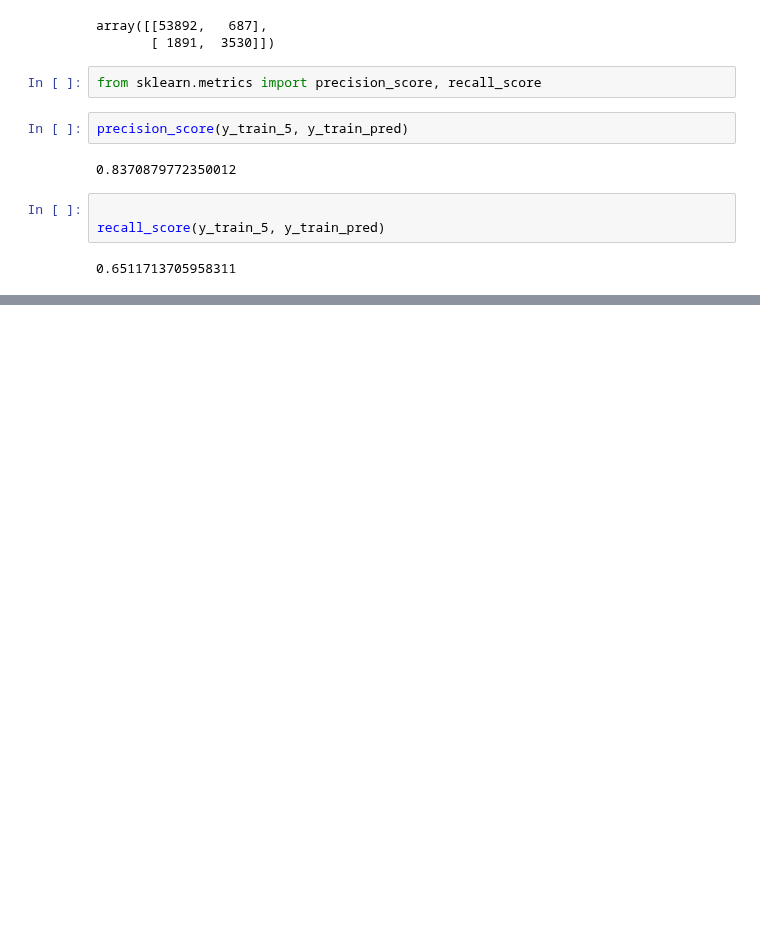
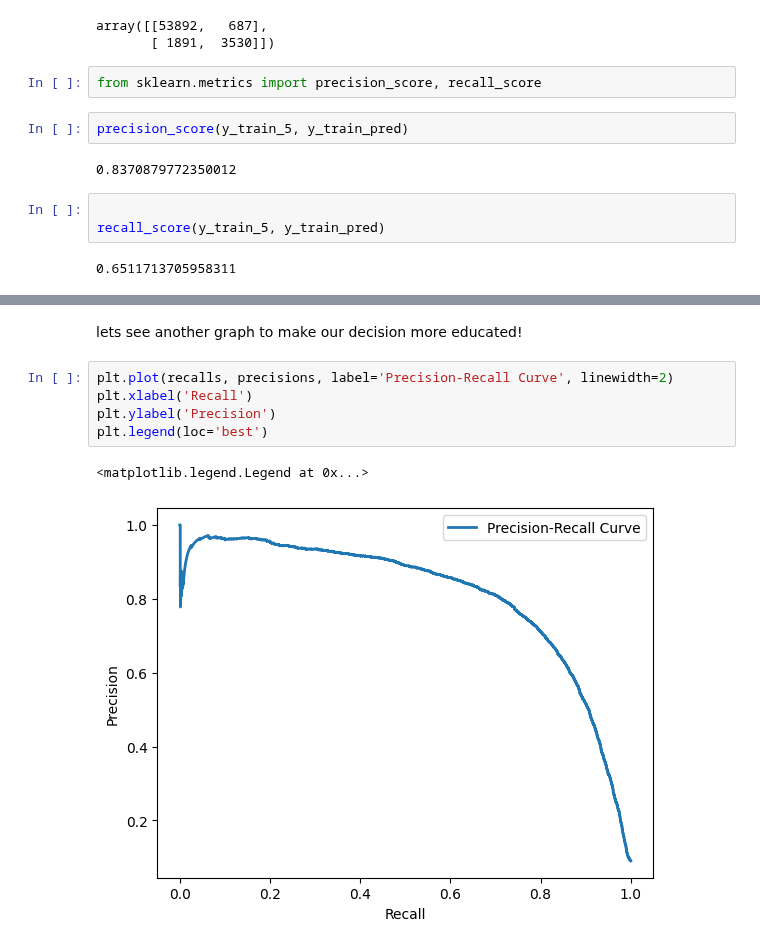
Before and after one commit to hassin070/hands_on_ML_, a Jupyter notebook: chapter_3.ipynb, the cells around one changed output, grey strips where cells are left out. Drawn from its saved outputs; the diff is of its cells as text; blank space fills up the shorter version.

```diff
--- a/chapter_3.ipynb
+++ b/chapter_3.ipynb
@@ -108,0 +149,10 @@ recall_score(y_train_5, y_train_pred)
+# %% [markdown]
+lets see another graph to  make our decision more educated!
+# %%
+plt.plot(recalls, precisions, label='Precision-Recall Curve', linewidth=2)
+plt.xlabel('Recall')
+plt.ylabel('Precision')
+plt.legend(loc='best')
+# %% [output]
+<matplotlib.legend.Legend at 0x...>
+[figure, added]
```
Also changed, not shown: parts of 11 cells of this notebook.
